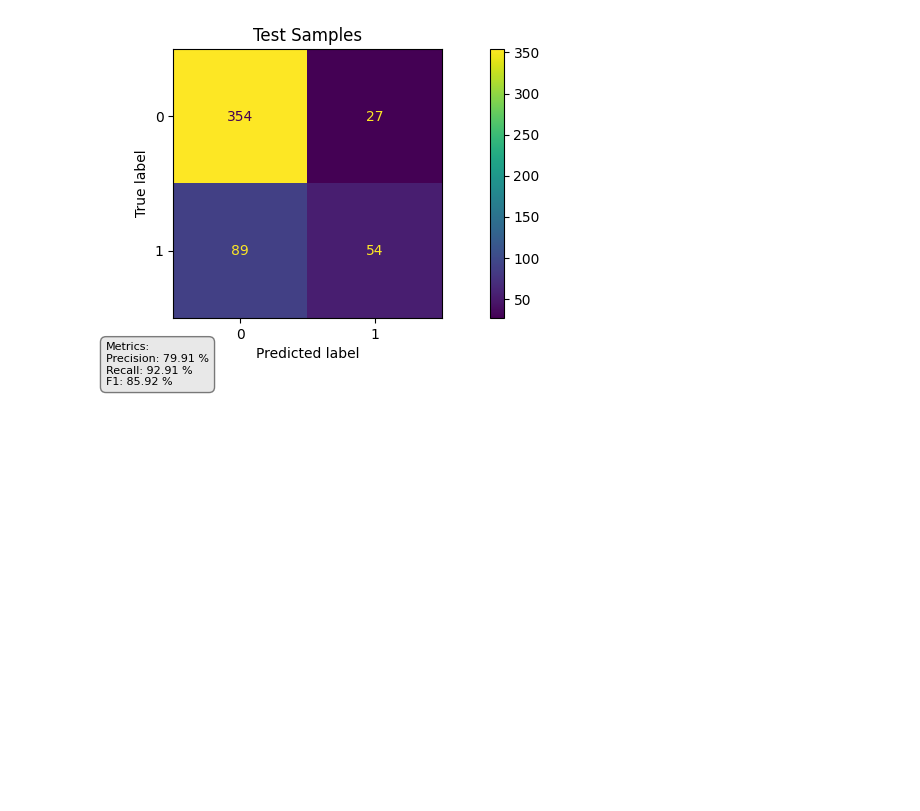
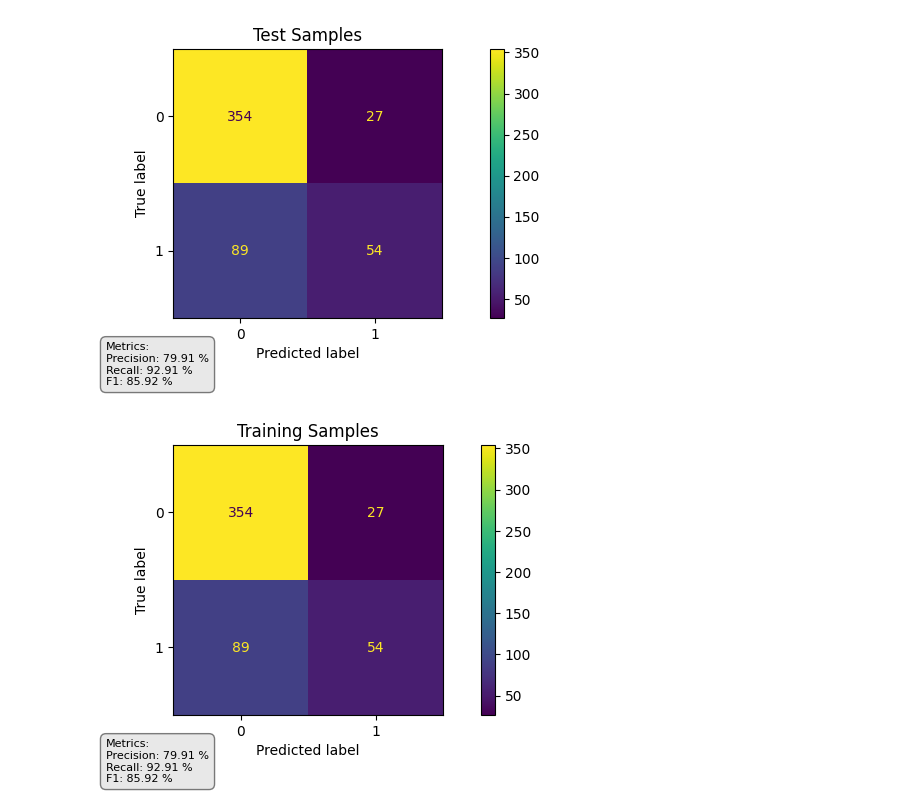
Before and after one commit to matheusjtavares/ml_methods, a Jupyter notebook: methods/unsupervised/decision_trees/tree.ipynb, the cells around one changed output. Saved outputs shown, nothing was run; the diff lists cells and outputs as text; code cells hidden in the pictures; blank space fills up the shorter version.

Commit message:
Create mlHelper class

```diff
--- a/methods/unsupervised/decision_trees/tree.ipynb
+++ b/methods/unsupervised/decision_trees/tree.ipynb
@@ -19,6 +19,14 @@
 6. Visualize the Decision Tree (optional).
 
 </div>
+# %%
+import sys
+import os
+
+# Add the project root directory to sys.path
+project_root = os.path.abspath(os.path.join(os.getcwd(), "../../../"))
+if project_root not in sys.path:
+    sys.path.insert(0, project_root)
 # %%
 import pandas as pd
 import numpy as np
@@ -34,8 +43,8 @@ from sklearn.metrics import confusion_matrix, ConfusionMatrixDisplay, precision_
 ### 2. Load Dataset from /data folder
 # %%
 # Get root directory of the project
-root = Path().resolve().parent
-dataset_path = os.path.join(root,'data/train_and_test2.csv')
+# root = Path().resolve().parent
+dataset_path = os.path.join(project_root,'data/train_and_test2.csv')
 # Load the dataset
 raw_dataset = pd.read_csv(dataset_path)
 raw_dataset.describe()
@@ -167,3 +175,8 @@ Precision: 79.91
 Recall: 92.91
 F1: 85.92
 [figure]
+# %%
+ml_helper = mlHelper()
+ml_helper.plot_confusion_matrix(y_test,y_test_predicted)
+# %% [output]
+[figure, added]
```
Also changed, not shown: parts of 2 cells of this notebook, 1 other file.
